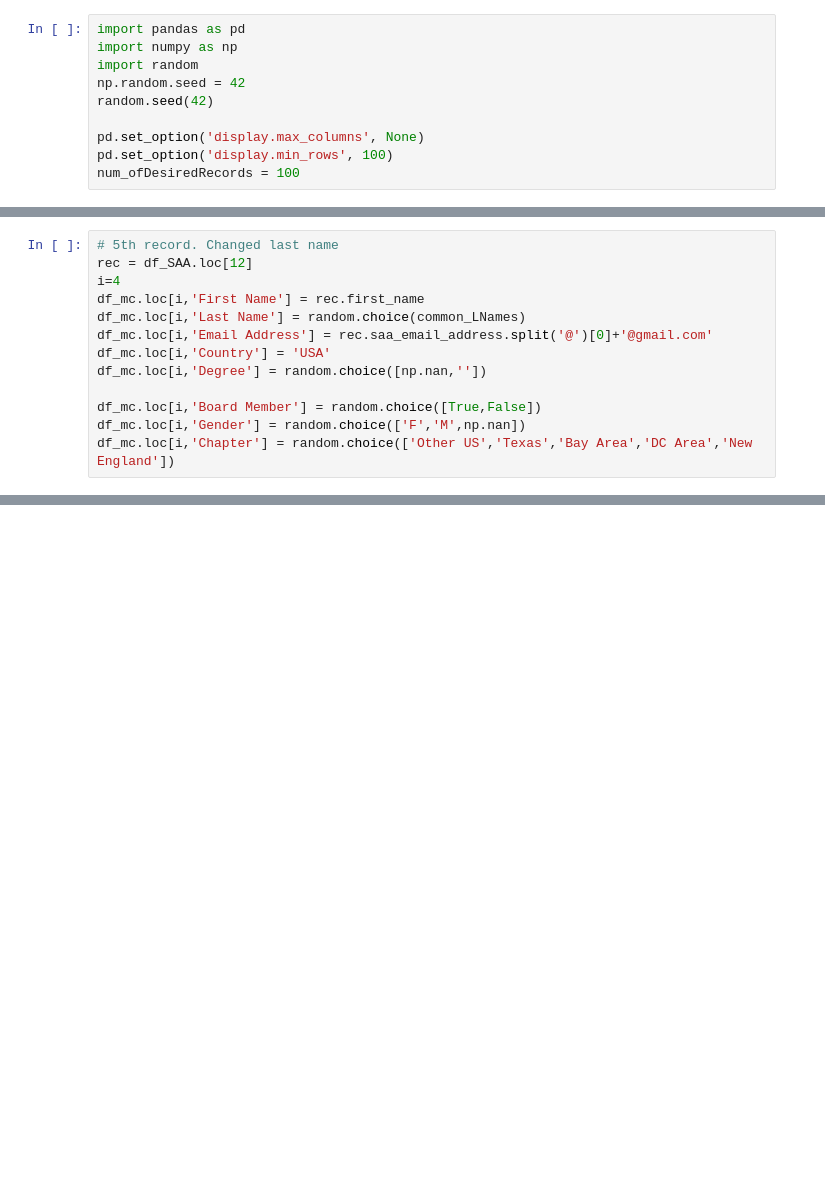
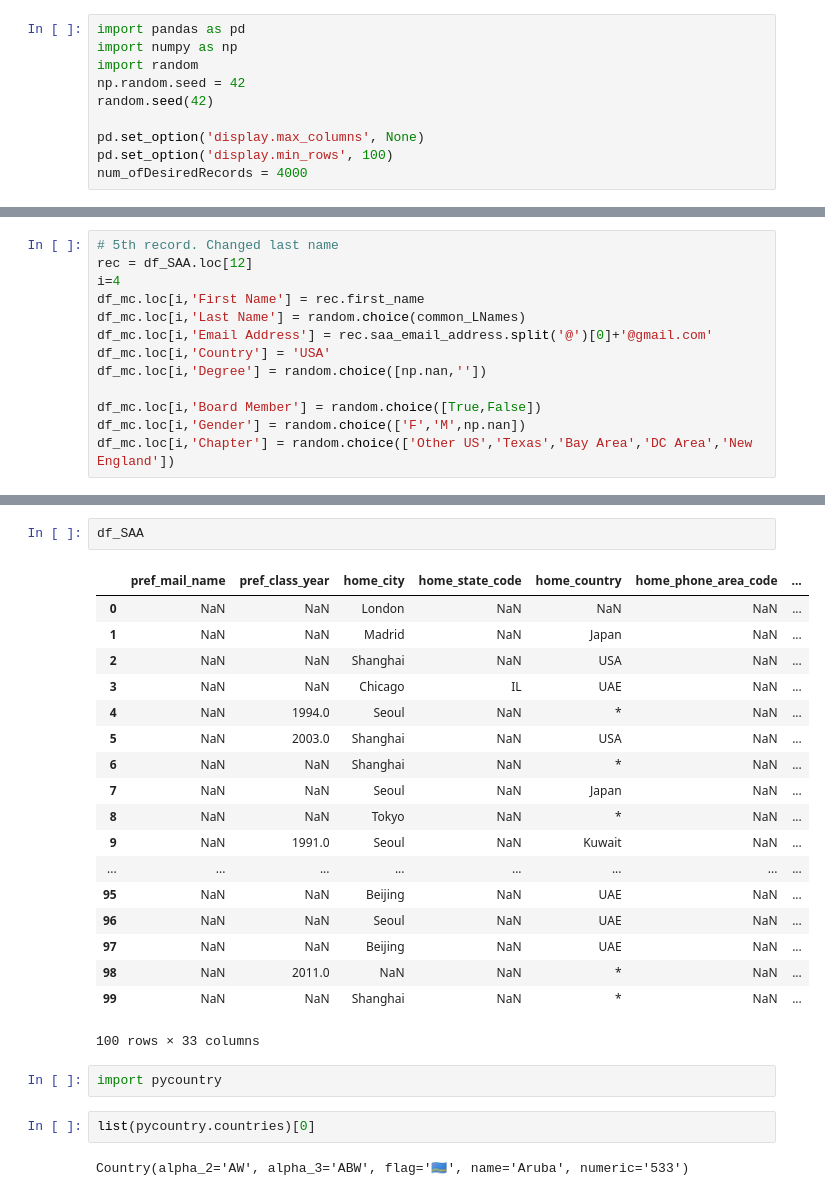
Before and after one commit to ssaeed85/Equalithon-StanfordPride, a Jupyter notebook: FakeDataset.ipynb, the cells around one changed output, grey strips where cells are left out. Cells and saved outputs as stored; diff of their text form; blank space fills up the shorter version.

```diff
--- a/FakeDataset.ipynb
+++ b/FakeDataset.ipynb
@@ -7,7 +7,7 @@ random.seed(42)
 
 pd.set_option('display.max_columns', None)
 pd.set_option('display.min_rows', 100)
-num_ofDesiredRecords = 100
+num_ofDesiredRecords = 4000
 # %%
 def createRandomPhoneNumber_SAA():
     range_start = 10**9
@@ -283,0 +312,27 @@ df_mc.to_csv('data/Fake_MailChimp_cleaned.csv')
+# %%
+df_SAA
+# %% [output]
+|  | pref_mail_name | pref_class_year | home_city | home_state_code | home_country | home_phone_area_code | ... |
+| 0 | NaN | NaN | London | NaN | NaN | NaN | ... |
+| 1 | NaN | NaN | Madrid | NaN | Japan | NaN | ... |
+| 2 | NaN | NaN | Shanghai | NaN | USA | NaN | ... |
+| 3 | NaN | NaN | Chicago | IL | UAE | NaN | ... |
+| 4 | NaN | 1994.0 | Seoul | NaN | * | NaN | ... |
+| 5 | NaN | 2003.0 | Shanghai | NaN | USA | NaN | ... |
+| 6 | NaN | NaN | Shanghai | NaN | * | NaN | ... |
+| 7 | NaN | NaN | Seoul | NaN | Japan | NaN | ... |
+| 8 | NaN | NaN | Tokyo | NaN | * | NaN | ... |
+| 9 | NaN | 1991.0 | Seoul | NaN | Kuwait | NaN | ... |
+| ... | ... | ... | ... | ... | ... | ... | ... |
+| 95 | NaN | NaN | Beijing | NaN | UAE | NaN | ... |
+| 96 | NaN | NaN | Seoul | NaN | UAE | NaN | ... |
+| 97 | NaN | NaN | Beijing | NaN | UAE | NaN | ... |
+| 98 | NaN | 2011.0 | NaN | NaN | * | NaN | ... |
+| 99 | NaN | NaN | Shanghai | NaN | * | NaN | ... |
+100 rows × 33 columns
+# %%
+import pycountry
+# %%
+list(pycountry.countries)[0]
+# %% [output]
+Country(alpha_2='AW', alpha_3='ABW', flag='🇦🇼', name='Aruba', numeric='533')
```
Also changed, not shown: parts of 7 cells of this notebook, 2 other files.
